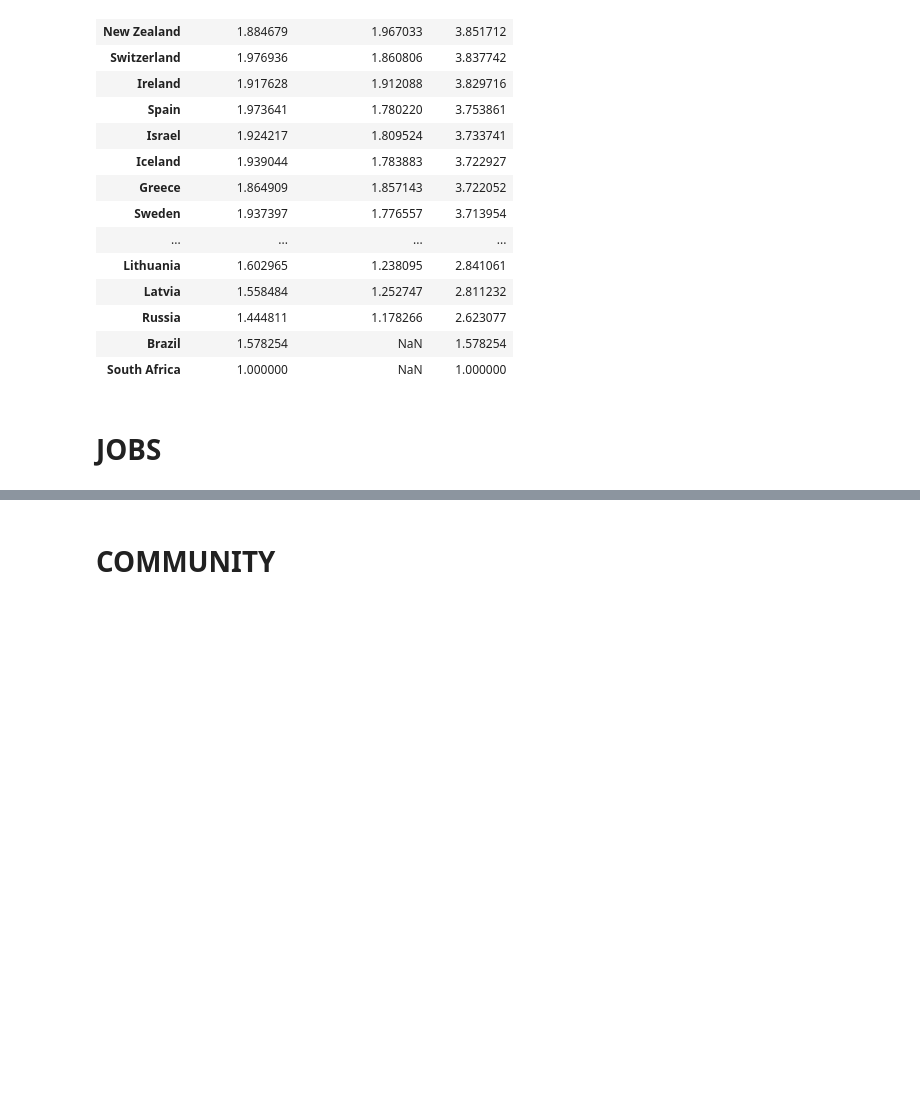
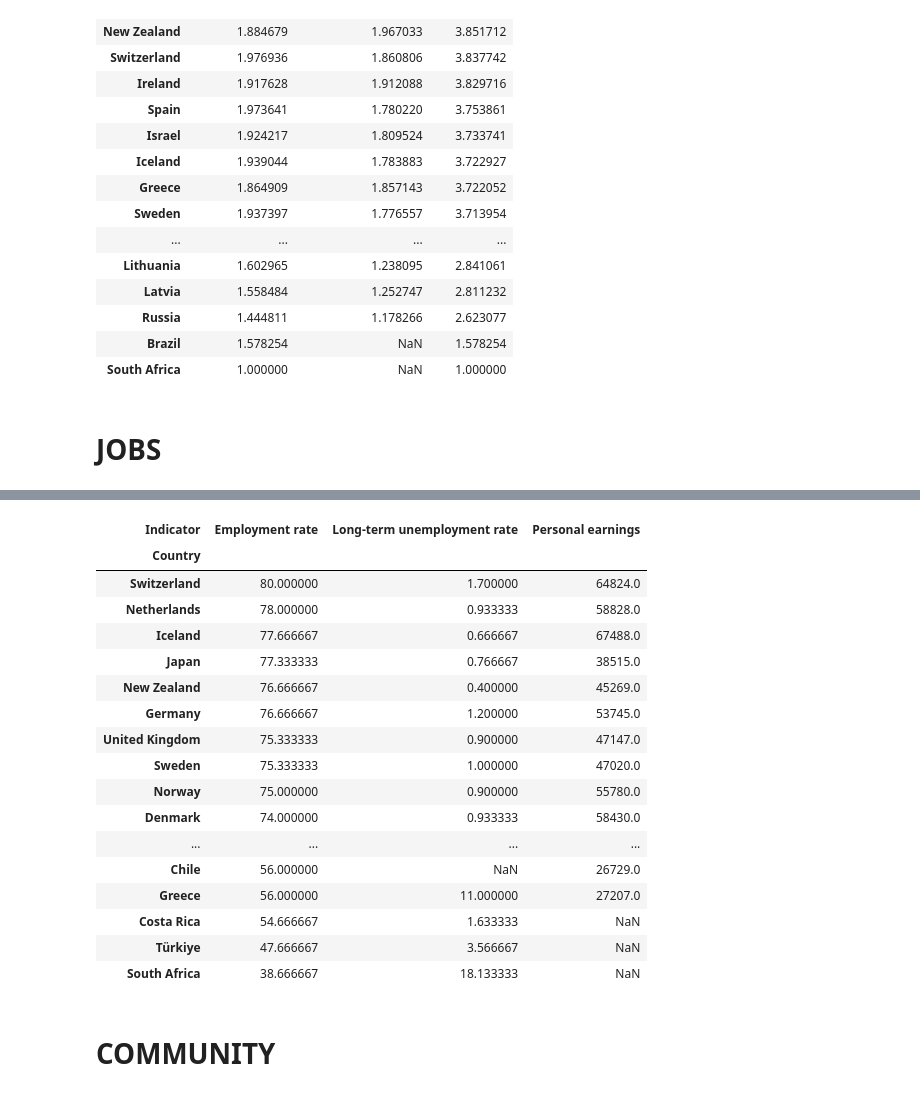
Before and after one commit to IDM4s-2025/vis-642-1, a Jupyter notebook: gdp.ipynb, the cells around one changed output, grey strips where cells are left out. Cells and saved outputs as stored; diff of their text form; code cells hidden in the pictures; blank space fills up the shorter version.

```diff
--- a/gdp.ipynb
+++ b/gdp.ipynb
@@ -861,3 +887,33 @@ jobs = []
+# %%
+jobs_pivot = jobs_filter.pivot_table(
+    index='Country',
+    columns='Indicator',
+    values='OBS_VALUE',
+    aggfunc='mean'
+)
+
+if "Employment rate" in jobs_pivot.columns:
+    jobs_pivot_sorted = jobs_pivot.sort_values(by="Employment rate", ascending= False)
+    display(jobs_pivot_sorted)
+# %% [output]
+| Indicator | Employment rate | Long-term unemployment rate | Personal earnings |
+| Country |  |  |  |
+| Switzerland | 80.000000 | 1.700000 | 64824.0 |
+| Netherlands | 78.000000 | 0.933333 | 58828.0 |
+| Iceland | 77.666667 | 0.666667 | 67488.0 |
+| Japan | 77.333333 | 0.766667 | 38515.0 |
+| New Zealand | 76.666667 | 0.400000 | 45269.0 |
+| Germany | 76.666667 | 1.200000 | 53745.0 |
+| United Kingdom | 75.333333 | 0.900000 | 47147.0 |
+| Sweden | 75.333333 | 1.000000 | 47020.0 |
+| Norway | 75.000000 | 0.900000 | 55780.0 |
+| Denmark | 74.000000 | 0.933333 | 58430.0 |
+| ... | ... | ... | ... |
+| Chile | 56.000000 | NaN | 26729.0 |
+| Greece | 56.000000 | 11.000000 | 27207.0 |
+| Costa Rica | 54.666667 | 1.633333 | NaN |
+| Türkiye | 47.666667 | 3.566667 | NaN |
+| South Africa | 38.666667 | 18.133333 | NaN |
 # %% [markdown]
 # COMMUNITY
 # %% [markdown]
```
Also changed, not shown: parts of 2 cells of this notebook.
